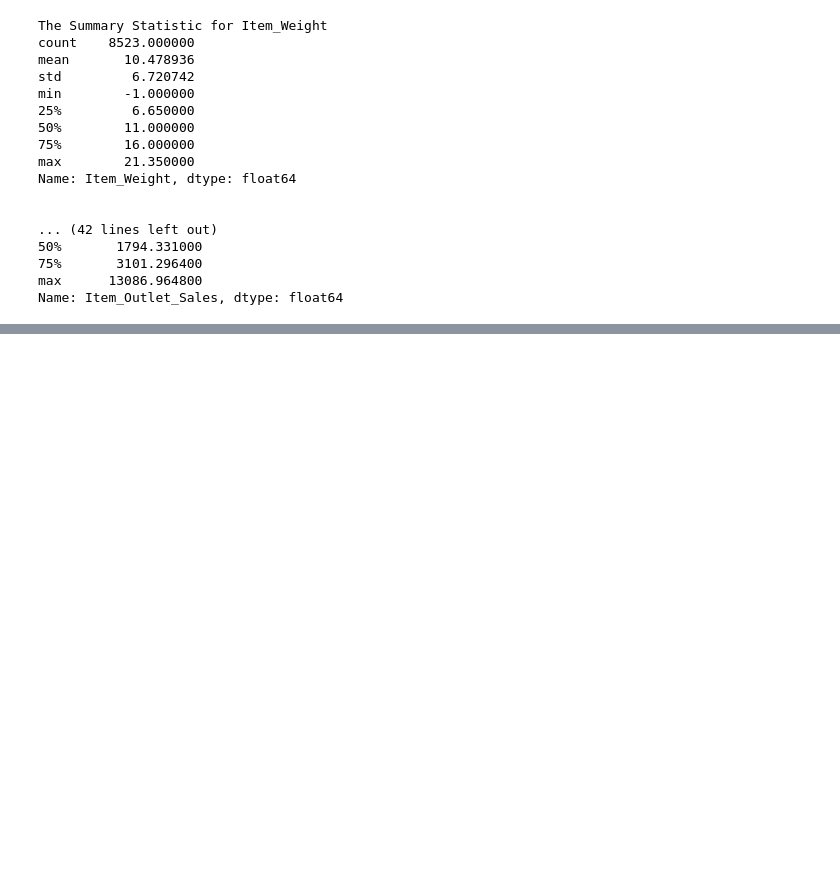
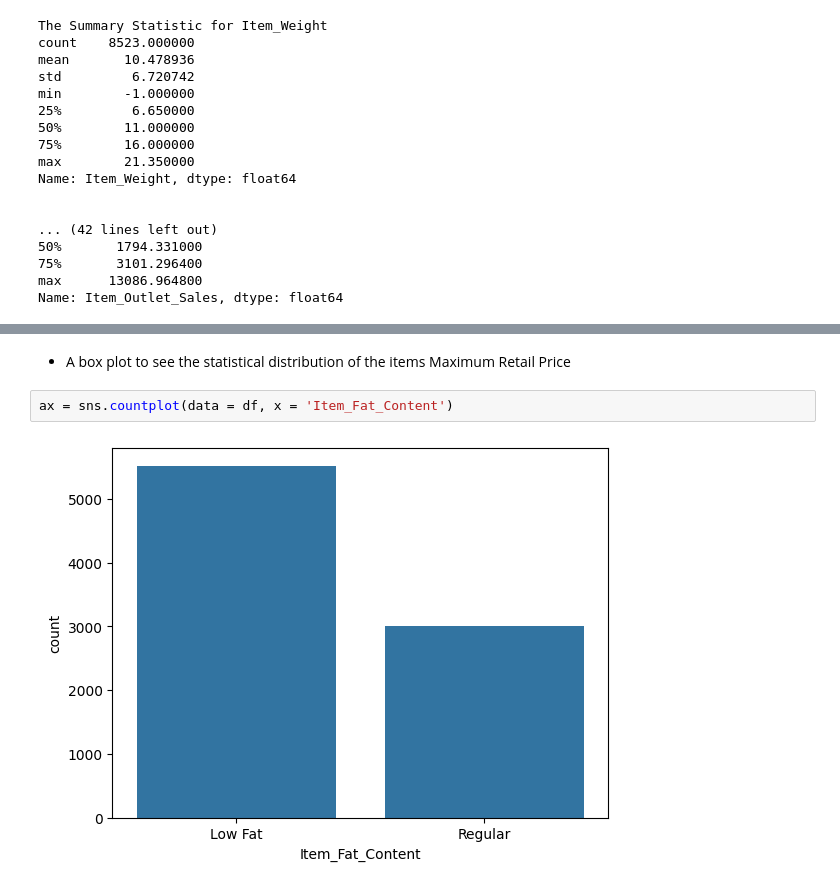
Before and after one commit to halaabbadi1/Prediction-of-Product-Sales, a Jupyter notebook: Prediction_of_Product_Sales.ipynb, the cells around one changed output, grey strips where cells are left out. Cells and saved outputs as stored; diff of their text form; blank space fills up the shorter version.

```diff
--- a/Prediction_of_Product_Sales.ipynb
+++ b/Prediction_of_Product_Sales.ipynb
@@ -218,0 +229,6 @@ Name: Item_Outlet_Sales, dtype: float64
+# %% [markdown]
+- A box plot to see the statistical distribution of the items Maximum Retail Price
+# %%
+ax = sns.countplot(data = df, x = 'Item_Fat_Content')
+# %% [output]
+[figure, added]
```
Also changed, not shown: parts of 10 cells of this notebook.
